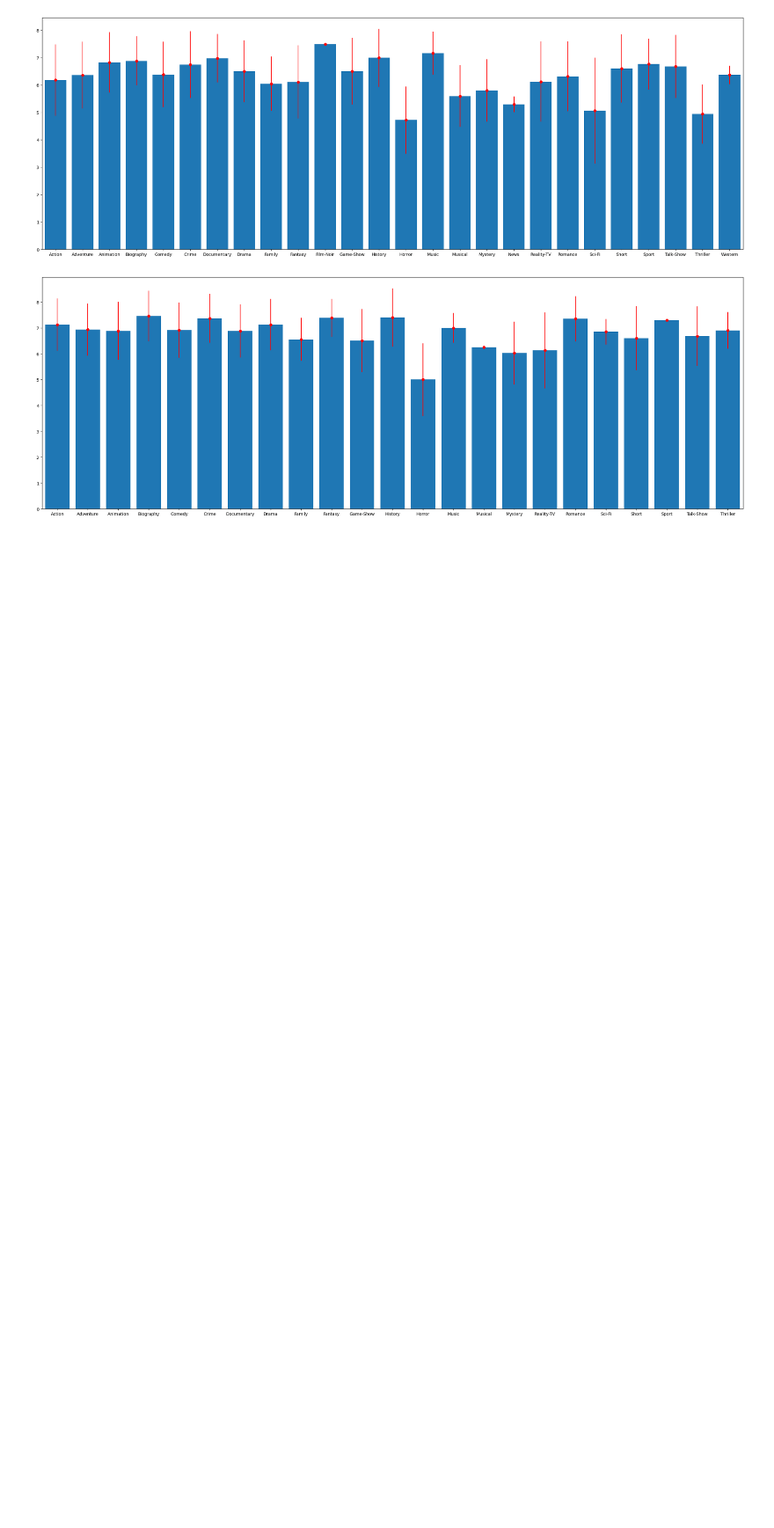
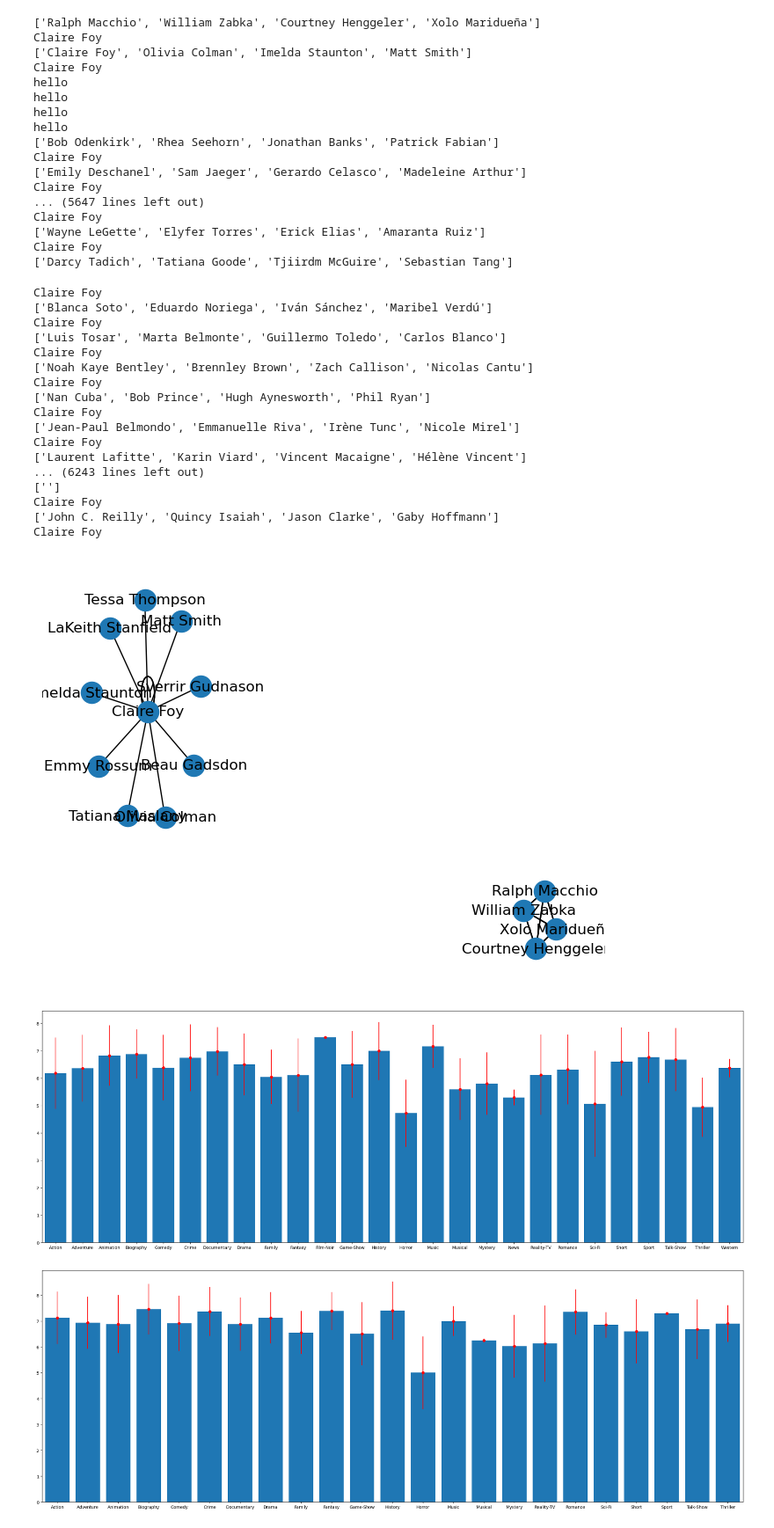
Before and after one commit to izzzzzzzzzzy/Netflix-Movies-Analysis, a Jupyter notebook: movie-analysis.ipynb, the cells around one changed output. Shown at 88% size. Drawn from its saved outputs; the diff is of its cells as text; code cells hidden in the pictures; blank space fills up the shorter version.

Commit message:
finished movie network and started on actor network

```diff
--- a/movie-analysis.ipynb
+++ b/movie-analysis.ipynb
@@ -56,0 +55,8 @@ df = get_cleaned_dataframe()
+# %%
+df = get_cleaned_dataframe()
+
+actors = []
+for index, row in df.iterrows():
+    for star in row['stars']:
+        if star not in actors:
+            actors.append(star)
@@ -123,0 +146,24 @@ NameError: name 'nt_movie' is not defined
+# %%
+# Media Visualization of Actors with Shared Media
+
+def create_actor_network(actors, df, network, num_nodes):
+    # Creating Nodes
+    for actor in range(num_nodes):
+        network.add_node(actors[actor])
+
+    # Creating Edges
+    for i in range(num_nodes):
+        for j in tqdm(range(len(df))):
+            print(df.loc[j, 'stars'])
+            print(actors[i])
+            if actors[i] in df.loc[j, 'stars']:
+                for actor_2 in df.loc[j, 'stars']:
+                    print('hello')
+                    if (actor_2 is not actors[i]) and (actor_2 in actors):
+                        network.add_edge(actors[i], actor_2)
+    return network
+
+network = nx.MultiGraph()
+network = create_actor_network(actors, df, network, 5)
+nx.draw(network, with_labels=True)
+# %% [output]
@@ -124,3 +306,38 @@ NameError: name 'nt_movie' is not defined
+['Ralph Macchio', 'William Zabka', 'Courtney Henggeler', 'Xolo Maridueña']
+Claire Foy
+['Claire Foy', 'Olivia Colman', 'Imelda Staunton', 'Matt Smith']
+Claire Foy
+hello
+hello
+hello
+hello
+['Bob Odenkirk', 'Rhea Seehorn', 'Jonathan Banks', 'Patrick Fabian']
+Claire Foy
+['Emily Deschanel', 'Sam Jaeger', 'Gerardo Celasco', 'Madeleine Arthur']
+Claire Foy
+... (5647 lines left out)
+Claire Foy
+['Wayne LeGette', 'Elyfer Torres', 'Erick Elias', 'Amaranta Ruiz']
+Claire Foy
+['Darcy Tadich', 'Tatiana Goode', 'Tjiirdm McGuire', 'Sebastian Tang']
+Claire Foy
+['Blanca Soto', 'Eduardo Noriega', 'Iván Sánchez', 'Maribel Verdú']
+Claire Foy
+['Luis Tosar', 'Marta Belmonte', 'Guillermo Toledo', 'Carlos Blanco']
+Claire Foy
+['Noah Kaye Bentley', 'Brennley Brown', 'Zach Callison', 'Nicolas Cantu']
+Claire Foy
+['Nan Cuba', 'Bob Prince', 'Hugh Aynesworth', 'Phil Ryan']
+Claire Foy
+['Jean-Paul Belmondo', 'Emmanuelle Riva', 'Irène Tunc', 'Nicole Mirel']
+Claire Foy
+['Laurent Lafitte', 'Karin Viard', 'Vincent Macaigne', 'Hélène Vincent']
+... (6243 lines left out)
+['']
+Claire Foy
+['John C. Reilly', 'Quincy Isaiah', 'Jason Clarke', 'Gaby Hoffmann']
+Claire Foy
+[figure, added]
 # %%
 
 def plot_genre_v_rating(df):
```
Also changed, not shown: parts of 5 cells of this notebook, 3 other files.
